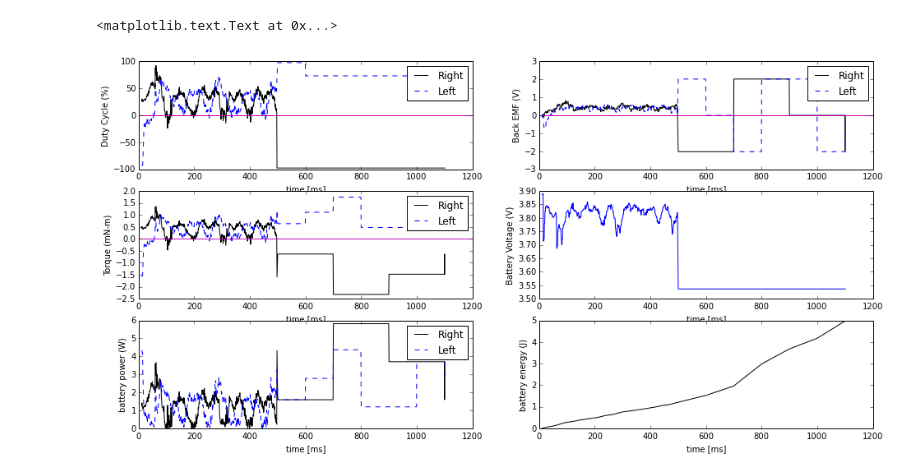
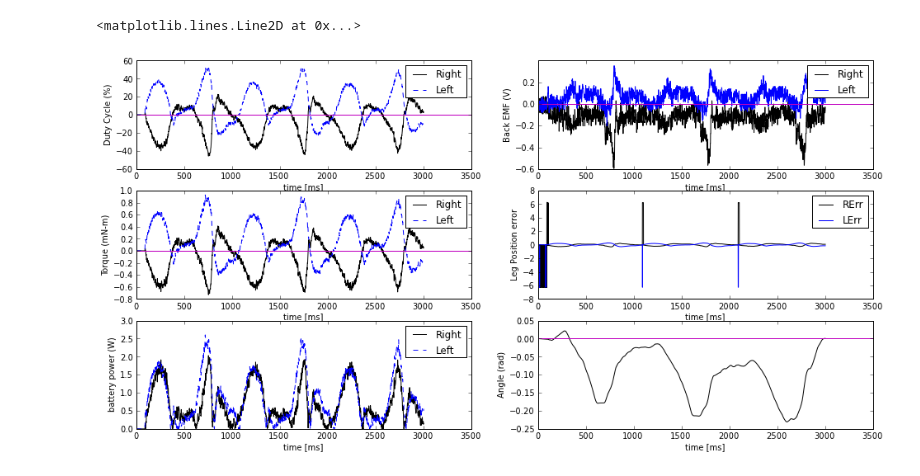
Before and after one commit to ThomasAsmar/telemetry, a Jupyter notebook: telemetry_plotter.ipynb, the cells around one changed output. Drawn from its saved outputs; the diff is of its cells as text; code cells hidden in the pictures.

```diff
--- a/telemetry_plotter.ipynb
+++ b/telemetry_plotter.ipynb
@@ -46,6 +50,7 @@ f.close()
 # Time and Date stamps of trial
 dateStamp = lines[0].split()[3]
 timeStamp = lines[0].split()[4][:-1]
+print 'date, time:', dateStamp, timeStamp
 
 # Stride Frequency R,L
 rightStrideFreq = float(lines[1].split()[5][:-1])
@@ -59,7 +64,7 @@ script = lines[4].split()[1]
 
 # Motor Gains
 motorGains = map(float, lines[5][lines[5].find('[')+1:lines[5].find(']')].replace(',','').split())
-
+print 'motorGains =', motorGains
 # test data read
 #print 'lines[8:15]', lines[8:15]
 
@@ -71,16 +76,17 @@ rows = len(lines)-8
 # windows
 data = np.reshape(map(float,"".join(lines[8:]).replace('\n',',')[:-1].split(',')),(rows,columns))
 
+#print 'first 10 lines of data[]\n', data[0:10]
 # Timestamps
 time = data[:,0]/1000.0
 
 # Leg Position R,L
-rightLegPos = data[:,1]*legScale
-leftLegPos = data[:,2]*legScale
+rightLegPos = (data[:,1]*legScale)% (2.0*np.pi)
+leftLegPos = (data[:,2]*legScale) % (2.0*np.pi)
 
 # Commanded Leg Position R,L
-commandedRightLegPos = data[:,3]*legScale
-commandedLeftLegPos = data[:,4]*legScale
+commandedRightLegPos = (data[:,3]*legScale) % (2.0*np.pi)
+commandedLeftLegPos = (data[:,4]*legScale) % (2.0*np.pi)
 
 # Duty Cycle R,L
 #DCR = -data[:,5]/4000.0
@@ -133,3 +139,8 @@ Energy = np.zeros(len(VBatt))
 # dt = (time[1] - time[0]) / 1000.0 # time in seconds
 for i in range(1,len(VBatt)):
     Energy[i] = Energy[i-1] + (PowerR[i] + PowerL[i]) * (time[i]-time[i-1])/1000.0
+
+#approximate integral of angle
+AngleZ = np.zeros(len(GyroZ))
+for i in range(1,len(GyroZ)):
+    AngleZ[i] = AngleZ[i-1] + GyroZ[i]/1000.0
@@ -210,7 +233,7 @@ ax.axhline(linewidth=1, color='m')
 #back EMF
 plot.subplot(3,2,2)
 plot.plot(time,RBEMF,'k')
-plot.plot(time,LBEMF,'b--')
+plot.plot(time,LBEMF,'b')
 xlabel('time [ms]')
 ylabel('Back EMF (V)')
 legend(['Right', 'Left'])
@@ -219,38 +242,53 @@ ax.axhline(linewidth=1, color='m')
 
 #Torque
 plot.subplot(3,2,3)
 plot.plot(time,TorqueR,'k')
 plot.plot(time,TorqueL,'b--')
 xlabel('time [ms]')
 ylabel('Torque (mN-m)')
 legend(['Right', 'Left'])
 ax = fig.add_subplot(3,2,3)
 ax.axhline(linewidth=1, color='m')
 
+# actual and commanded leg position
+plot.subplot(3,2,4)
+plot.plot(time,commandedRightLegPos- rightLegPos,'k')
+plot.plot(time,commandedLeftLegPos - leftLegPos,'b')
+#plot.plot(time,commandedRightLegPos, 'k--')
+#plot.plot(time,commandedLeftLegPos, 'b-.')
+xlabel('time [ms]')
+ylabel('Leg Position error')
+legend(['RErr', 'LErr'])
 #battery voltage
-plot.subplot(3,2,4)
-plot.plot(time,VBatt)
-xlabel('time [ms]')
-ylabel('Battery Voltage (V)')
+#plot.subplot(3,2,4)
+#plot.plot(time,VBatt)
+#xlabel('time [ms]')
+#ylabel('Battery Voltage (V)')
 
 
 # Motor Power
 plot.subplot(3,2,5)
 plot.plot(time,PowerR,'k')
 plot.plot(time,PowerL,'b--')
 xlabel('time [ms]')
 ylabel('battery power (W)')
 legend(['Right', 'Left'])
 ax = fig.add_subplot(3,2,5)
 ax.axhline(linewidth=1, color='m')
 
 
 
 # Total energy
 plot.subplot(3,2,6)
-plot.plot(time,Energy,'k')
+#plot.plot(time,Energy,'k')
 xlabel('time [ms]')
-ylabel('battery energy (J)')
+#ylabel('battery energy (J)')
+
+# Total Angle in radians
+plot.plot(time,AngleZ,'k')
+ylabel('Angle (rad)')
+ax = fig.add_subplot(3,2,6)
+ax.axhline(linewidth=1, color='m')
 # %% [output]
-<matplotlib.text.Text at 0x...>
+<matplotlib.lines.Line2D at 0x...>
-[figure, old version]
+[figure, new version]
```
Also changed, not shown: parts of 4 cells of this notebook, 1 other file.
